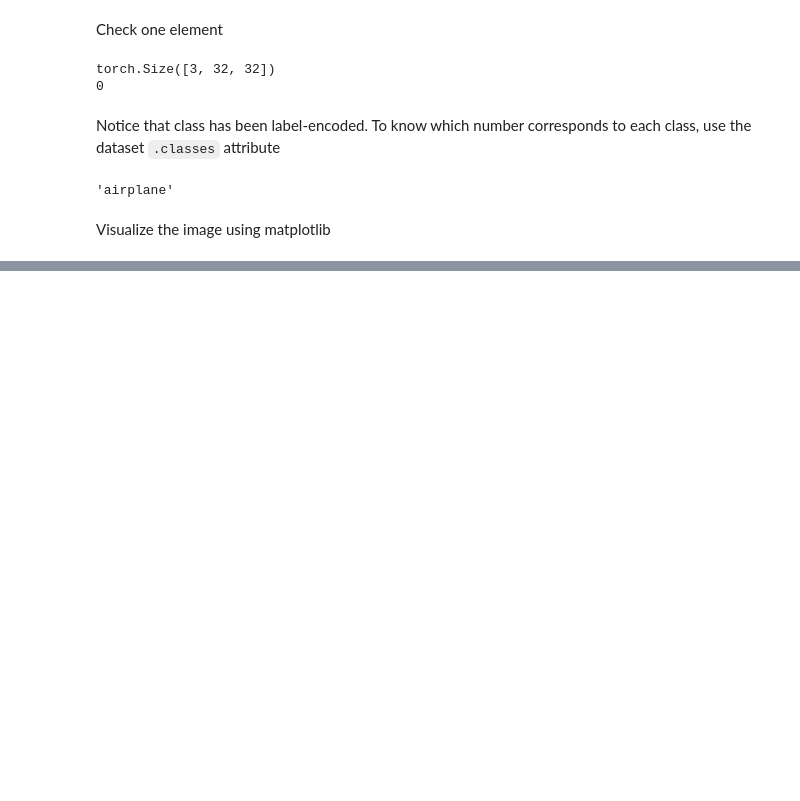
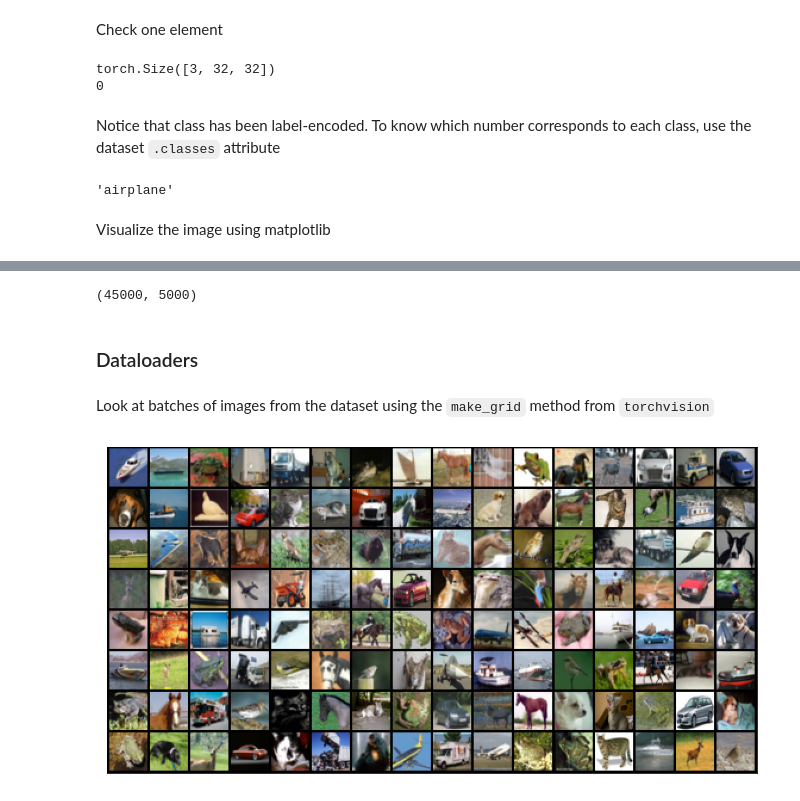
Before and after one commit to Edoch94/PyTorch-notes, a Jupyter notebook: convolutional_nn.ipynb, the cells around one changed output, grey strips where cells are left out. Drawn from its saved outputs; the diff is of its cells as text; code cells hidden in the pictures; blank space fills up the shorter version.

```diff
--- a/convolutional_nn.ipynb
+++ b/convolutional_nn.ipynb
@@ -118,0 +146,47 @@ def show_example(img, label_id):
+# %%
+random_seed = 42
+torch.manual_seed(random_seed)
+
+val_size = 5000
+train_size = len(dataset) - val_size
+
+train_ds, val_ds = random_split(dataset, [train_size, val_size])
+len(train_ds), len(val_ds)
+# %% [output]
+(45000, 5000)
+# %% [markdown]
+### Dataloaders
+# %%
+from torch.utils.data.dataloader import DataLoader
+
+batch_size=128
+
+train_dl = DataLoader(
+    train_ds,
+    batch_size,
+    shuffle=True,
+    num_workers=4,
+    pin_memory=True
+)
+
+val_dl = DataLoader(
+    val_ds,
+    batch_size*2,
+    num_workers=4,
+    pin_memory=True
+)
+# %% [markdown]
+Look at batches of images from the dataset using the `make_grid` method from `torchvision`
+# %%
+from torchvision.utils import make_grid
+
+def show_batch(dl):
+    for images, labels in dl:
+        fig, ax = plt.subplots(figsize=(12, 6))
+        ax.set_xticks([]); ax.set_yticks([])
+        ax.imshow(make_grid(images, nrow=16).permute(1, 2, 0))
+        break
+# %%
+show_batch(train_dl)
+# %% [output]
+[figure, added]
```
Also changed, not shown: parts of 40 cells of this notebook.
